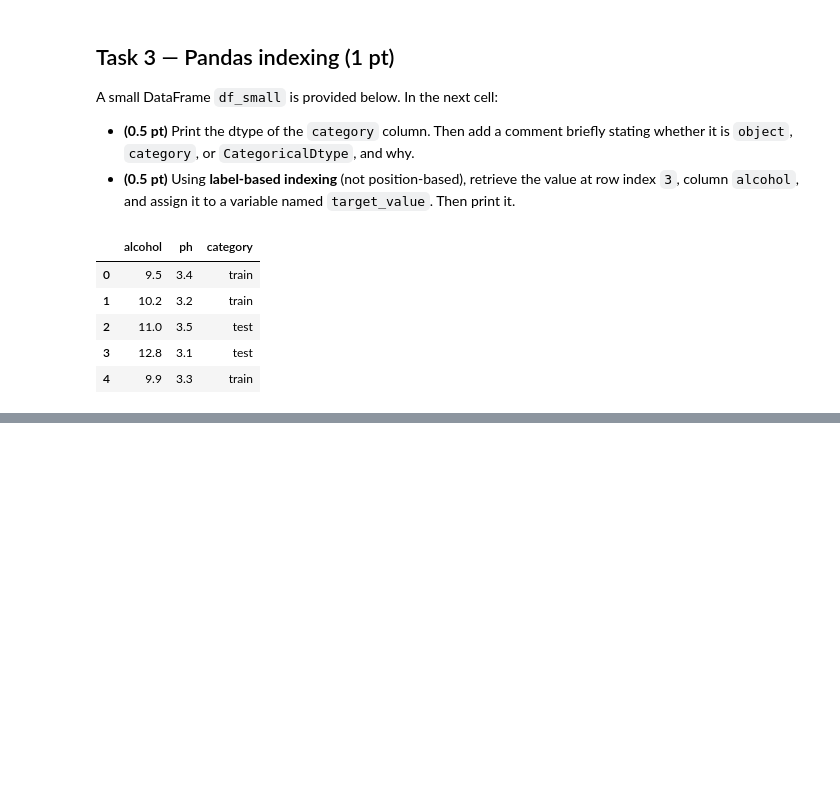
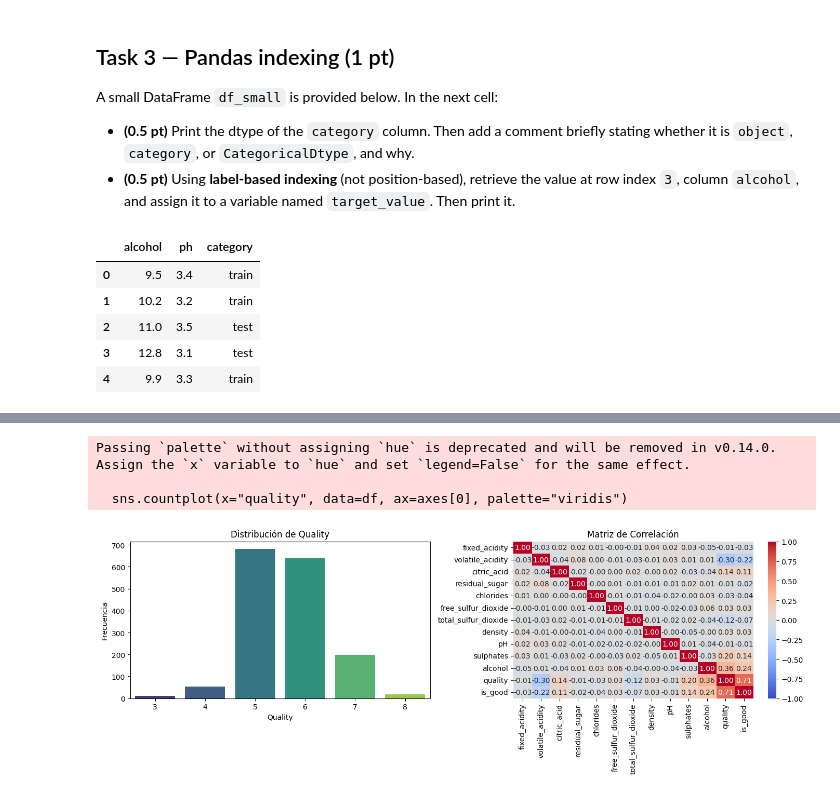
Before and after one commit to donatoubs/evaluacion-final-u2-ml, a Jupyter notebook: notebooks/exam.ipynb, the cells around one changed output, grey strips where cells are left out. Saved outputs shown, nothing was run; the diff lists cells and outputs as text; code cells hidden in the pictures; blank space fills up the shorter version.

```diff
--- a/notebooks/exam.ipynb
+++ b/notebooks/exam.ipynb
@@ -73,0 +111,5 @@ df_small
+# %%
+import pandas as pd
+df = pd.read_csv("/workspaces/evaluacion-final-u2-ml/data/wine_quality.csv")
+print(f"Loaded {df.shape[0]} rows and {df.shape[1]} columns.")
+df.head()
@@ -73,0 +134,24 @@ df_small
+# %%
+import matplotlib.pyplot as plt
+import seaborn as sns
+
+# TODO Task 4: produce the two required plots here.
+fig, axes = plt.subplots(1, 2, figsize=(14, 5))
+
+# Plot 1: Distribución del target 'quality'
+sns.countplot(x="quality", data=df, ax=axes[0], palette="viridis")
+axes[0].set_title("Distribución de Quality")
+axes[0].set_xlabel("Quality")
+axes[0].set_ylabel("Frecuencia")
+# Plot 2: Heatmap de correlación
+corr = df.corr(numeric_only=True)
+sns.heatmap(corr, annot=True, fmt=".2f", cmap="coolwarm",
+ ax=axes[1], vmin=-1, vmax=1)
+axes[1].set_title("Matriz de Correlación")
+plt.tight_layout()
+plt.show()
+# %% [output]
+Passing `palette` without assigning `hue` is deprecated and will be removed in v0.14.0. Assign the `x` variable to `hue` and set `legend=False` for the same effect.
+
+  sns.countplot(x="quality", data=df, ax=axes[0], palette="viridis")
+[figure, added]
```
Also changed, not shown: parts of 23 cells of this notebook.
